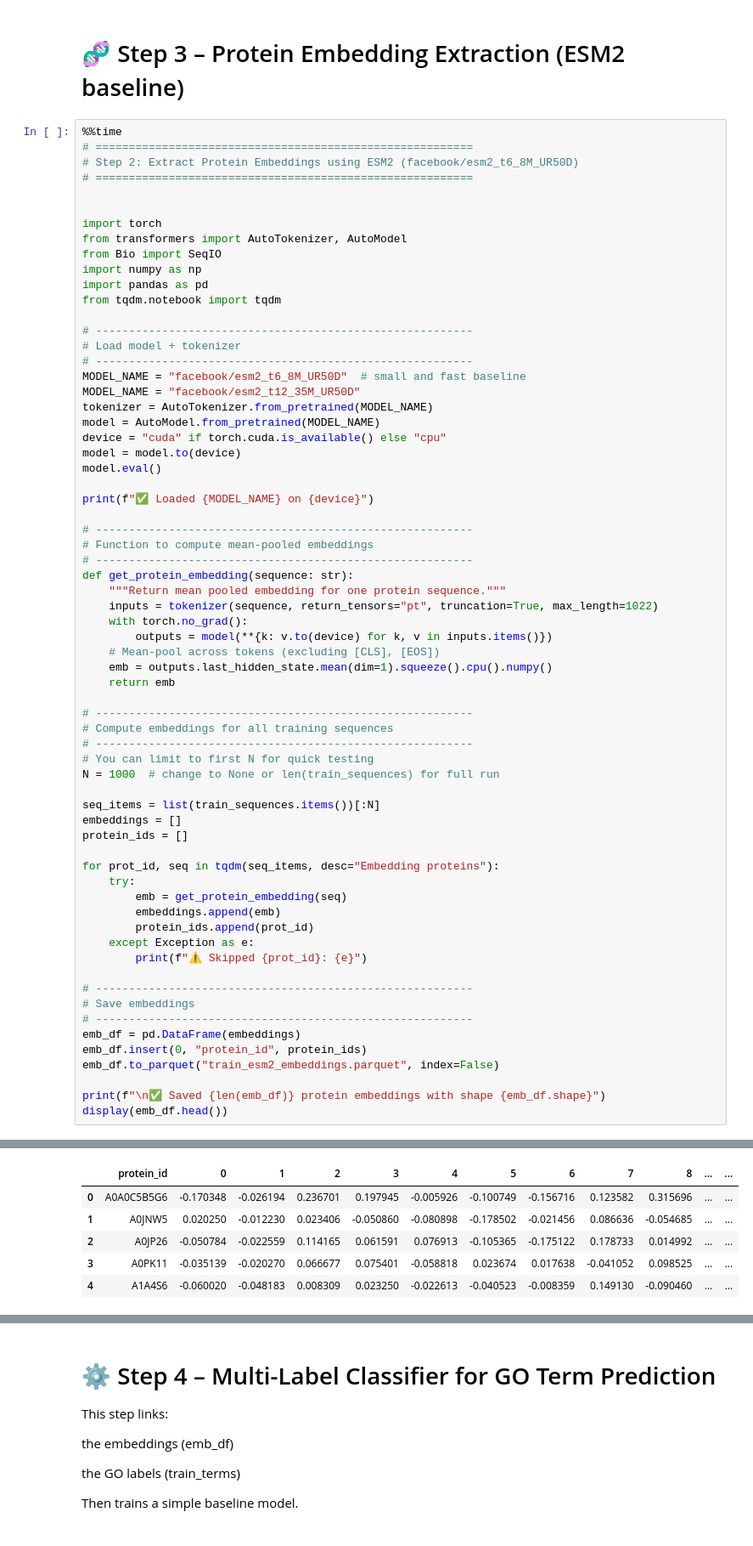
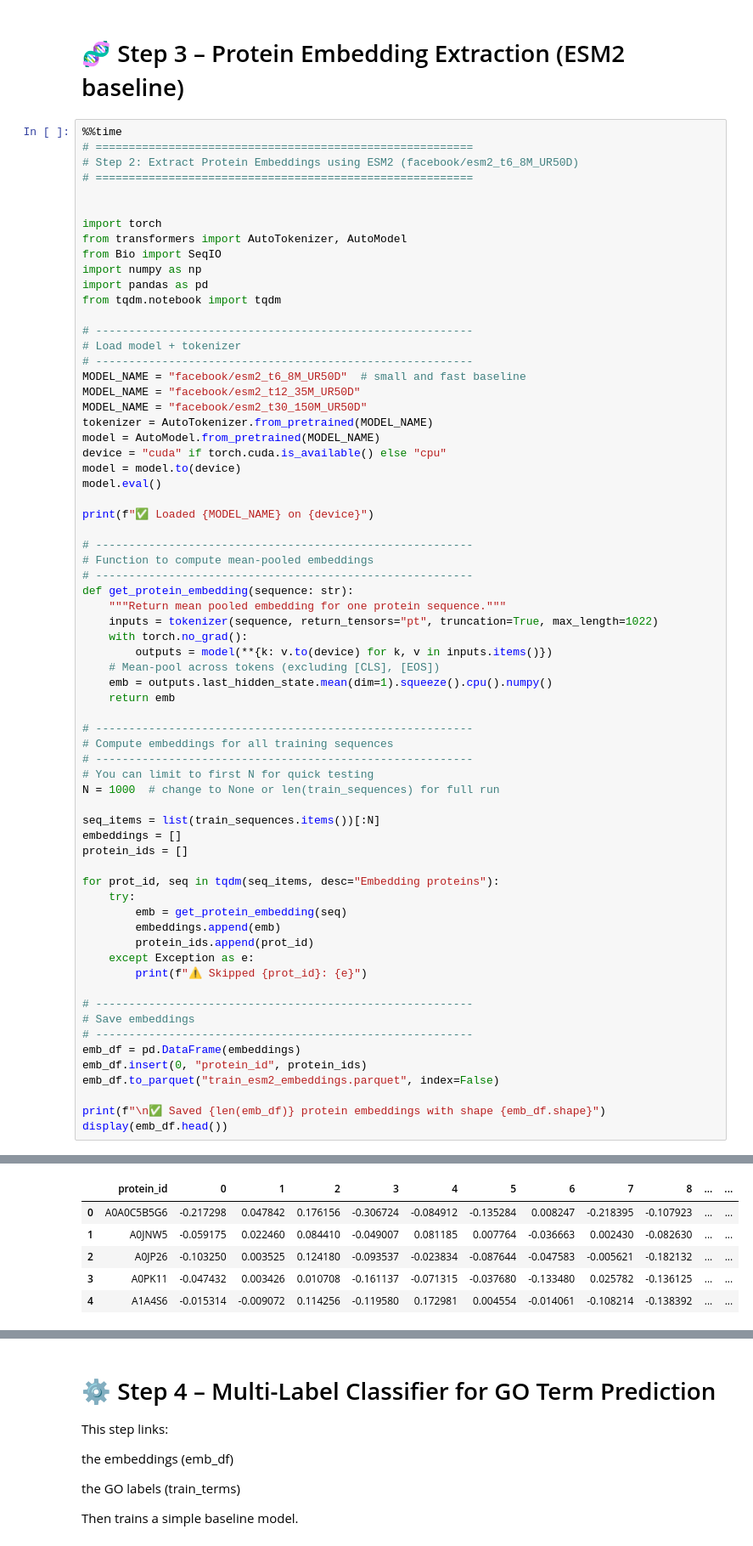
Before and after one commit to dalloliogm/kaggle_competitions, a Jupyter notebook: cafa6-v8-gpu-baseline-esm2-8m.ipynb, the cells around one changed output, grey strips where cells are left out. Shown at 85% size. Cells and saved outputs as stored; diff of their text form.

```diff
--- a/cafa6-v8-gpu-baseline-esm2-8m.ipynb
+++ b/cafa6-v8-gpu-baseline-esm2-8m.ipynb
@@ -302,6 +302,7 @@ from tqdm.notebook import tqdm
 # ---------------------------------------------------------
 MODEL_NAME = "facebook/esm2_t6_8M_UR50D"  # small and fast baseline
 MODEL_NAME = "facebook/esm2_t12_35M_UR50D"
+MODEL_NAME = "facebook/esm2_t30_150M_UR50D"
 tokenizer = AutoTokenizer.from_pretrained(MODEL_NAME)
 model = AutoModel.from_pretrained(MODEL_NAME)
 device = "cuda" if torch.cuda.is_available() else "cpu"
@@ -361,6 +362,6 @@ You should probably TRAIN this model on a down-stream task to be able to use it
 |  | protein_id | 0 | 1 | 2 | 3 | 4 | 5 | 6 | 7 | 8 | ... | ... |
-| 0 | A0A0C5B5G6 | -0.170348 | -0.026194 | 0.236701 | 0.197945 | -0.005926 | -0.100749 | -0.156716 | 0.123582 | 0.315696 | ... | ... |
-| 1 | A0JNW5 | 0.020250 | -0.012230 | 0.023406 | -0.050860 | -0.080898 | -0.178502 | -0.021456 | 0.086636 | -0.054685 | ... | ... |
-| 2 | A0JP26 | -0.050784 | -0.022559 | 0.114165 | 0.061591 | 0.076913 | -0.105365 | -0.175122 | 0.178733 | 0.014992 | ... | ... |
-| 3 | A0PK11 | -0.035139 | -0.020270 | 0.066677 | 0.075401 | -0.058818 | 0.023674 | 0.017638 | -0.041052 | 0.098525 | ... | ... |
-| 4 | A1A4S6 | -0.060020 | -0.048183 | 0.008309 | 0.023250 | -0.022613 | -0.040523 | -0.008359 | 0.149130 | -0.090460 | ... | ... |
+| 0 | A0A0C5B5G6 | -0.217298 | 0.047842 | 0.176156 | -0.306724 | -0.084912 | -0.135284 | 0.008247 | -0.218395 | -0.107923 | ... | ... |
+| 1 | A0JNW5 | -0.059175 | 0.022460 | 0.084410 | -0.049007 | 0.081185 | 0.007764 | -0.036663 | 0.002430 | -0.082630 | ... | ... |
+| 2 | A0JP26 | -0.103250 | 0.003525 | 0.124180 | -0.093537 | -0.023834 | -0.087644 | -0.047583 | -0.005621 | -0.182132 | ... | ... |
+| 3 | A0PK11 | -0.047432 | 0.003426 | 0.010708 | -0.161137 | -0.071315 | -0.037680 | -0.133480 | 0.025782 | -0.136125 | ... | ... |
+| 4 | A1A4S6 | -0.015314 | -0.009072 | 0.114256 | -0.119580 | 0.172981 | 0.004554 | -0.014061 | -0.108214 | -0.138392 | ... | ... |
```
Also changed, not shown: parts of 5 cells of this notebook.
